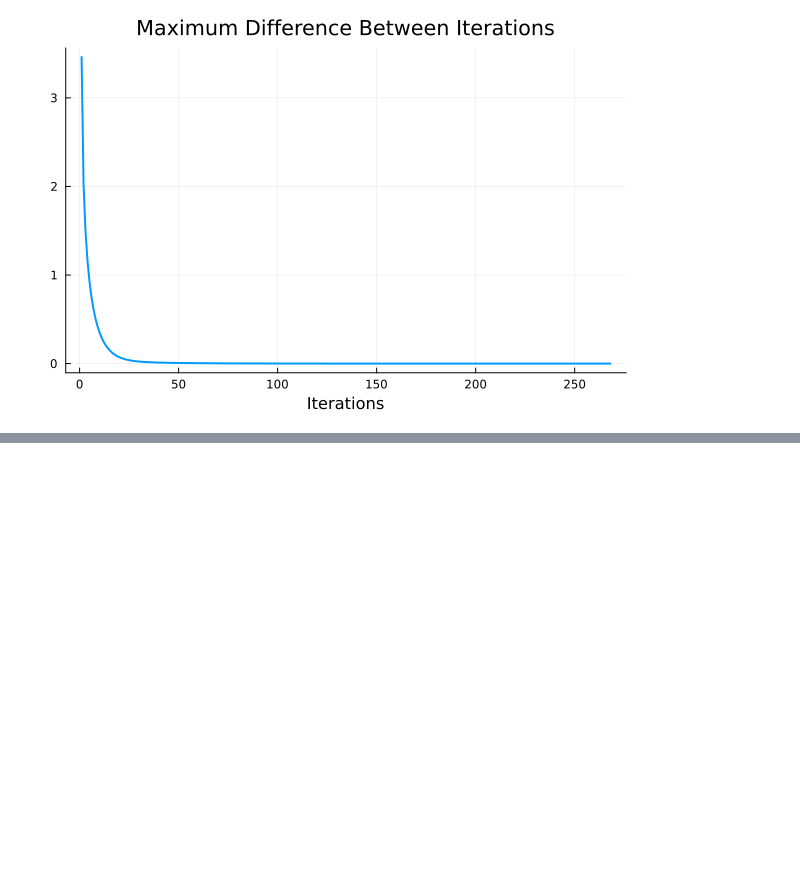
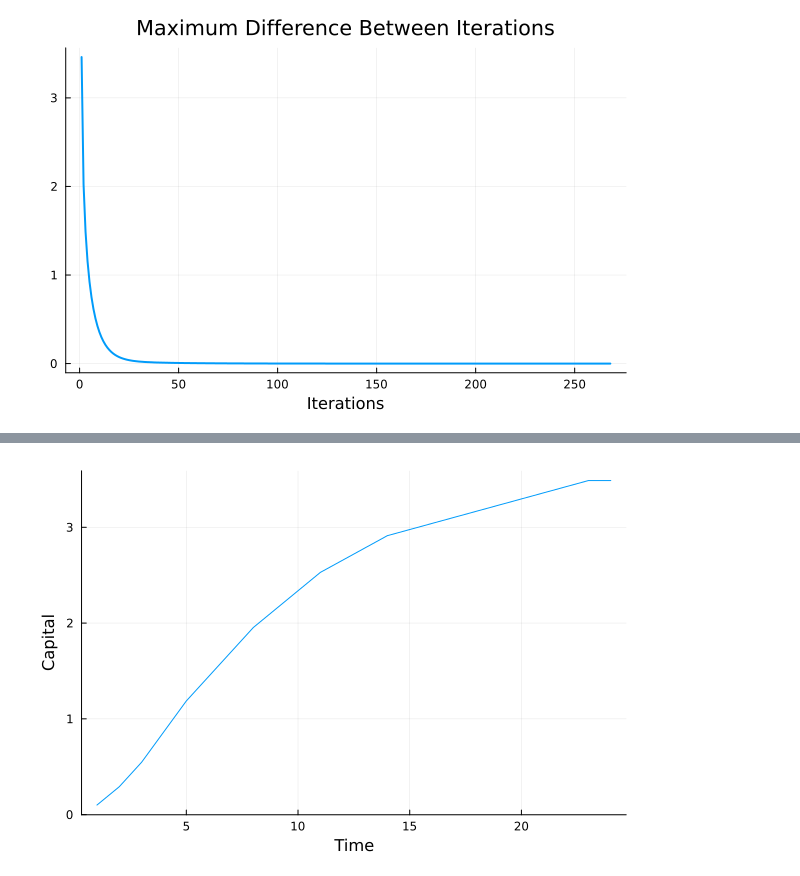
Before and after one commit to intheaggregate/macro_core, a Jupyter notebook: uchicago_macro_core/comp_pset.ipynb, the cells around one changed output, grey strips where cells are left out. Cells and saved outputs as stored; diff of their text form; code cells hidden in the pictures; blank space fills up the shorter version.

```diff
--- a/uchicago_macro_core/comp_pset.ipynb
+++ b/uchicago_macro_core/comp_pset.ipynb
@@ -267,0 +357,24 @@ plot(p3, 1:length(diffs_2), diffs_2, linewidth=2, legend = false)
+# %%
+function simulate_path(policy, state_space, k_0)
+    current_state = k_0
+    path = [current_state]
+    for _ in 1:1000
+        next_state = policy[current_state]
+        if abs(next_state - current_state) < 1e-6
+            push!(path, next_state)
+            return path
+        end
+        push!(path, next_state)
+        current_state = next_state
+    end
+    return nothing
+end
+
+k_min_3, k_max_3 = 0.1, 32
+state_space_3 = range(k_min_3, k_max_3, length=2000)
+
+path = simulate_path(policy_2, state_space_2, 0.1)
+
+plot(path, xlabel="Time", ylabel="Capital", legend=false)
+# %% [output]
+[figure, added]
```
Also changed, not shown: parts of 17 cells of this notebook.
